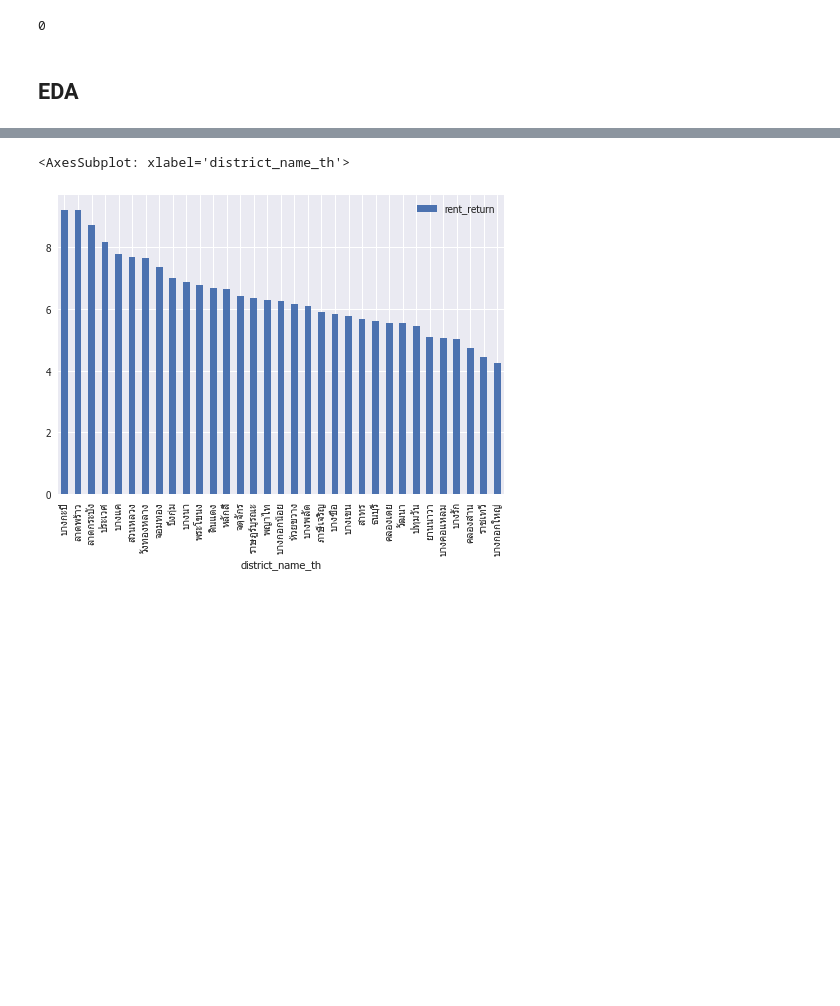
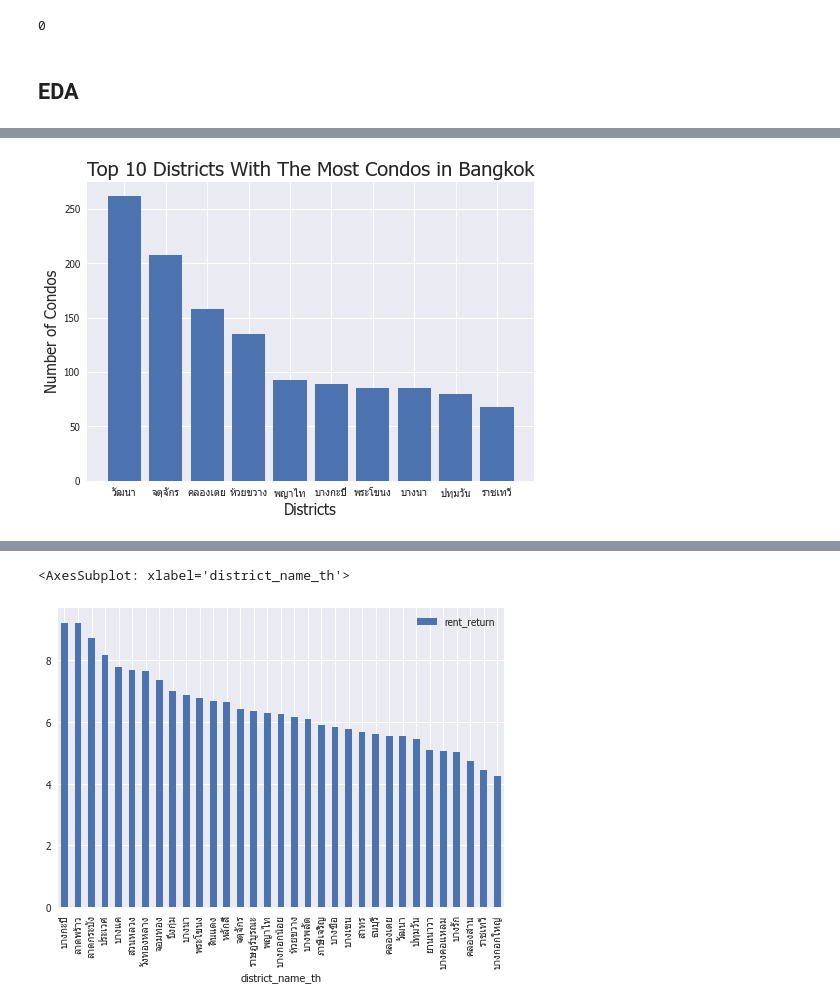
Before and after one commit to terjirapat/DADS5001-Project, a Jupyter notebook: project.ipynb, the cells around one changed output, grey strips where cells are left out. Drawn from its saved outputs; the diff is of its cells as text; code cells hidden in the pictures; blank space fills up the shorter version.

```diff
--- a/project.ipynb
+++ b/project.ipynb
@@ -335,0 +346,9 @@ subdct_mean = df_new.groupby('subdistrict_name_th').apply('mean')
+# %%
+dct_count_top5 = dct_count.head(10)
+plt.bar(dct_count_top5.index, dct_count_top5['n_condos'])
+plt.title('Top 10 Districts With The Most Condos in Bangkok', fontsize=20)
+plt.xlabel('Districts', fontsize=15)
+plt.ylabel('Number of Condos', fontsize=15)
+plt.show()
+# %% [output]
+[figure, added]
```
Also changed, not shown: parts of 12 cells of this notebook.
